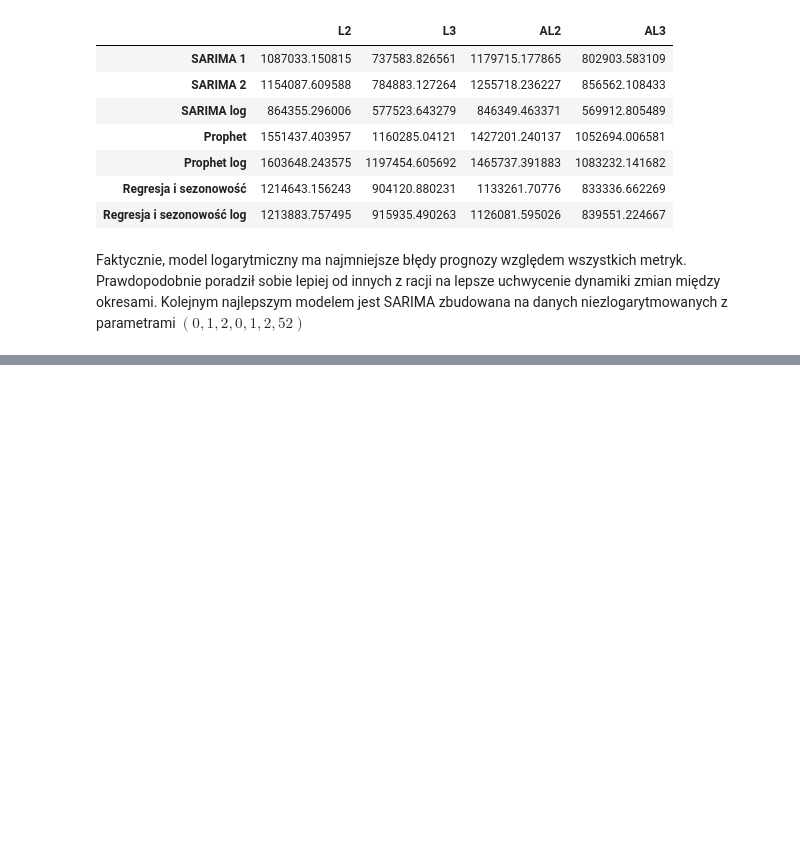
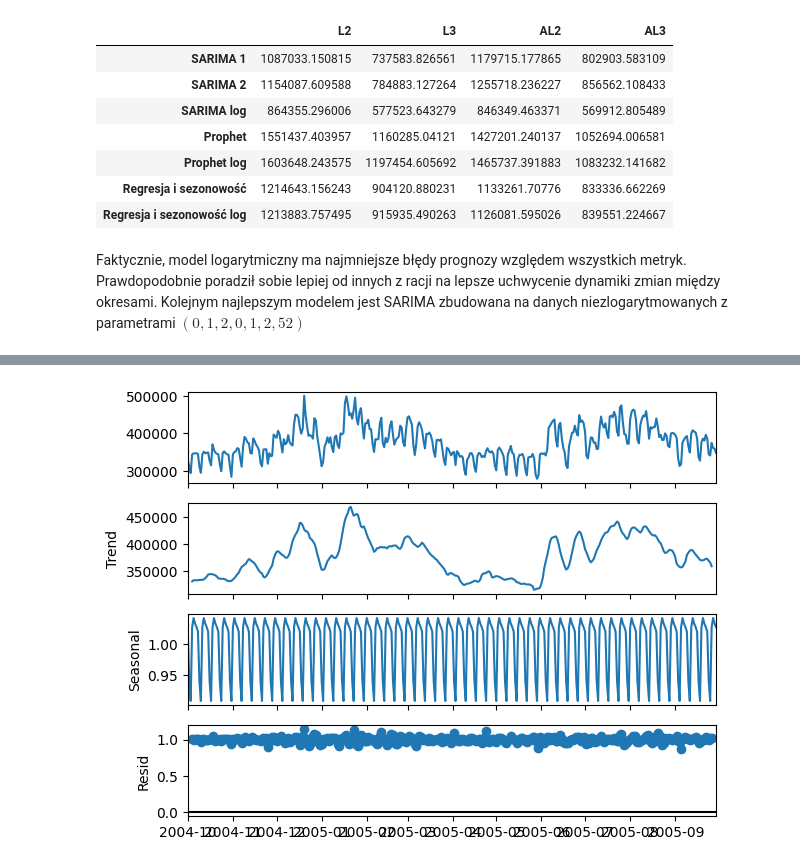
Before and after one commit to bartoszd96/TSProject, a Jupyter notebook: pipeline/Raport.ipynb, the cells around one changed output, grey strips where cells are left out. Saved outputs shown, nothing was run; the diff lists cells and outputs as text; code cells hidden in the pictures; blank space fills up the shorter version.

```diff
--- a/pipeline/Raport.ipynb
+++ b/pipeline/Raport.ipynb
@@ -301,0 +350,6 @@ Faktycznie, model logarytmiczny ma najmniejsze błędy prognozy względem wszyst
+# %%
+decomp_bm = seasonal_decompose(df[:364], model = 'multiplicative', period = 7)
+decomp_bm.plot()
+plt.show()
+# %% [output]
+[figure, added]
```
Also changed, not shown: parts of 92 cells of this notebook.
